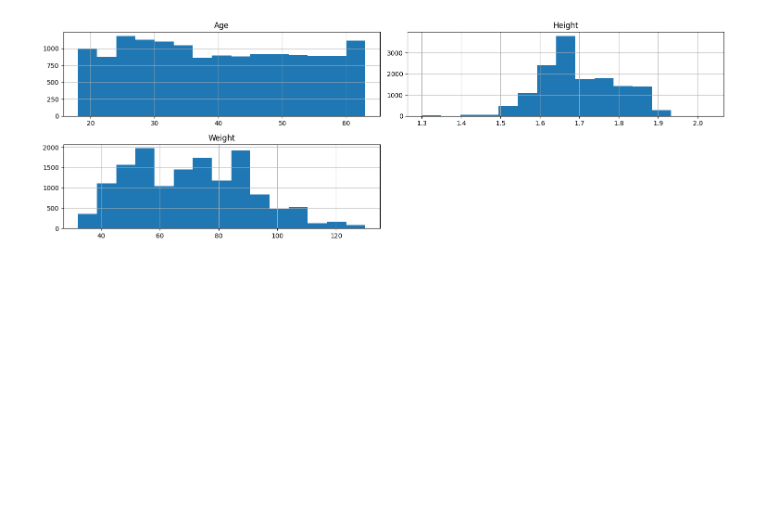
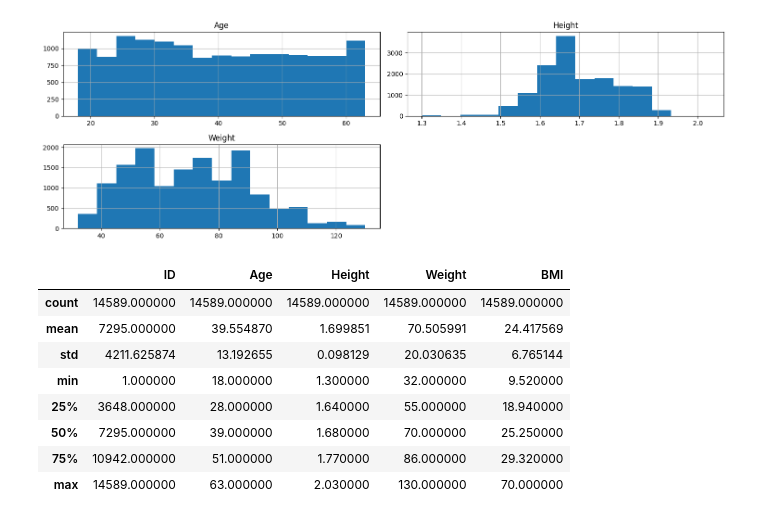
Before and after one commit to Holid-Kurang/Exercise-Recomender, a Jupyter notebook: analyze.ipynb, the cells around one changed output. Cells and saved outputs as stored; diff of their text form; code cells hidden in the pictures; blank space fills up the shorter version.

```diff
--- a/analyze.ipynb
+++ b/analyze.ipynb
@@ -51,3 +51,16 @@ plt.tight_layout()
 plt.show()
 # %% [output]
 [figure]
+# %%
+# deskription statistics the data
+data.describe()
+# %% [output]
+|  | ID | Age | Height | Weight | BMI |
+| count | 14589.000000 | 14589.000000 | 14589.000000 | 14589.000000 | 14589.000000 |
+| mean | 7295.000000 | 39.554870 | 1.699851 | 70.505991 | 24.417569 |
+| std | 4211.625874 | 13.192655 | 0.098129 | 20.030635 | 6.765144 |
+| min | 1.000000 | 18.000000 | 1.300000 | 32.000000 | 9.520000 |
+| 25% | 3648.000000 | 28.000000 | 1.640000 | 55.000000 | 18.940000 |
+| 50% | 7295.000000 | 39.000000 | 1.680000 | 70.000000 | 25.250000 |
+| 75% | 10942.000000 | 51.000000 | 1.770000 | 86.000000 | 29.320000 |
+| max | 14589.000000 | 63.000000 | 2.030000 | 130.000000 | 70.000000 |
```
Also changed, not shown: 6 other files.
